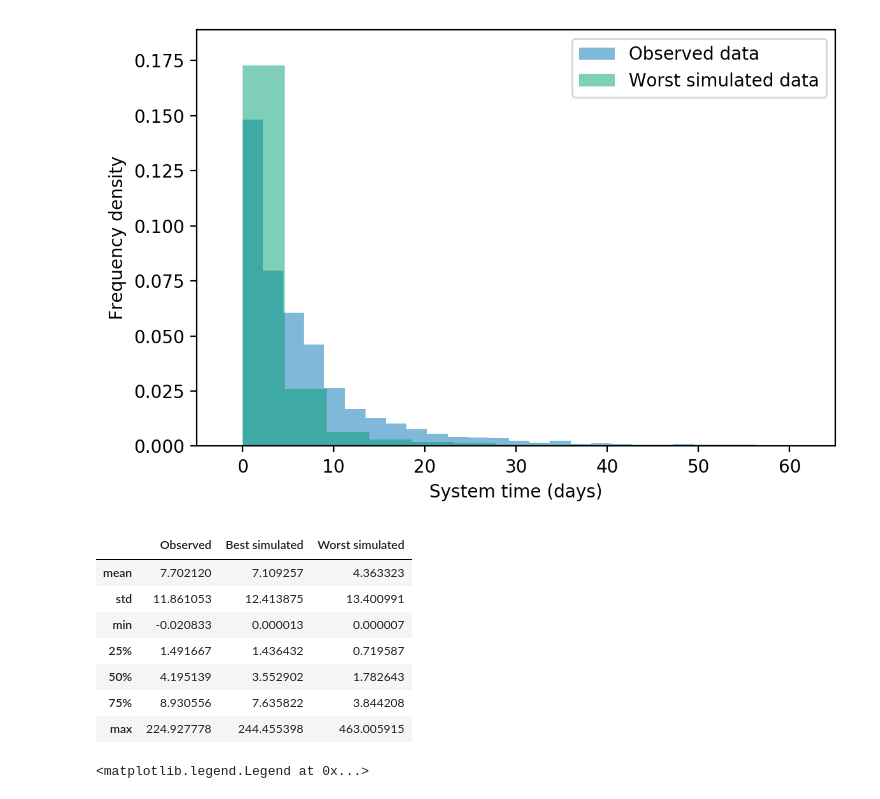
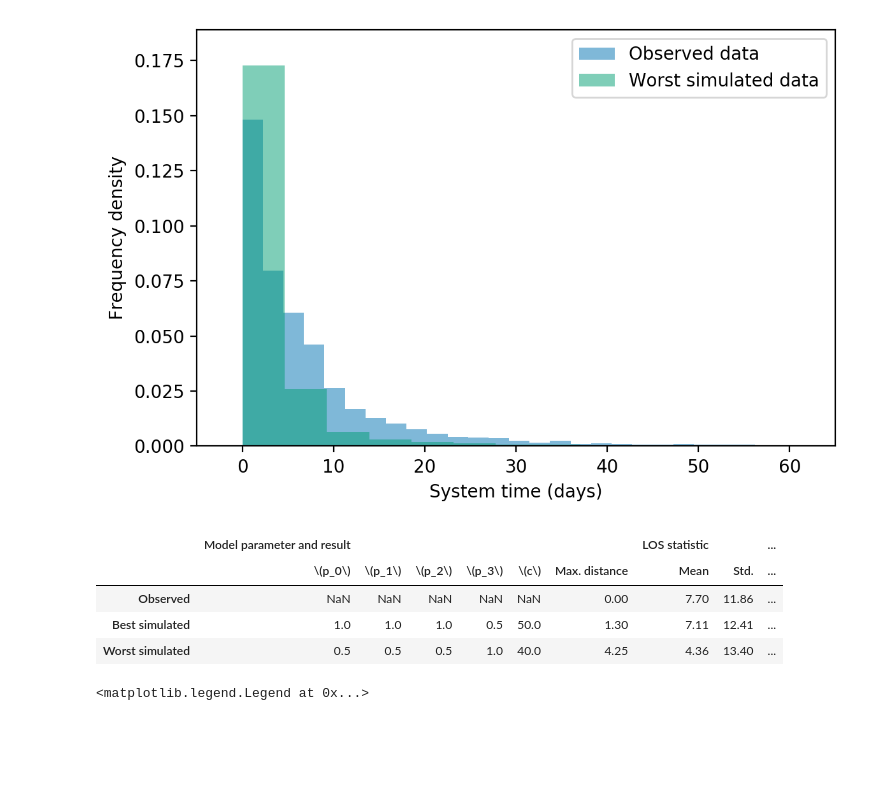
Before and after one commit to daffidwilde/copd-paper, a Jupyter notebook: nbs/wasserstein.ipynb, the cells around one changed output. Drawn from its saved outputs; the diff is of its cells as text; code cells hidden in the pictures; blank space fills up the shorter version.

Commit message:
Add simulation details to comparison table.

```diff
--- a/nbs/wasserstein.ipynb
+++ b/nbs/wasserstein.ipynb
@@ -162,9 +162,9 @@ df.head()
 ### Best and worst cases
 # %%
 with open("../data/small_wasserstein/best/params.txt", "r") as f:
-    *ps, c, distance = map(float, f.read().split(" "))
+    *best_ps, best_c, best_distance = map(float, f.read().split(" "))
 
-ps, c, distance
+best_ps, best_c, best_distance
 # %% [output]
 ([1.0, 1.0, 1.0, 0.5], 50.0, 1.2976176510262218)
 # %%
@@ -204,9 +204,9 @@ plt.savefig("../img/best_params.pdf", transparent=True)
 [figure]
 # %%
 with open("../data/small_wasserstein/worst/params.txt", "r") as f:
-    *ps, c, distance = map(float, f.read().split(" "))
+    *worst_ps, worst_c, worst_distance = map(float, f.read().split(" "))
 
-ps, c, distance
+worst_ps, worst_c, worst_distance
 # %% [output]
 ([0.5, 0.5, 0.5, 1.0], 40.0, 4.250157975787312)
 # %%
@@ -247,35 +247,46 @@ plt.savefig("../img/worst_params.pdf", transparent=True)
 # %%
 describes = pd.concat(
     [
         values.describe().iloc[1:]
         for values in [
             copd["true_los"], best_df["system_time"], worst_df["system_time"]
         ]
     ],
     axis=1,
+).round(2)
+
+describes.columns = ["Observed", "Best simulated", "Worst simulated"]
+describes.index = ["Mean", "Std.", "Min.", "25%", "Med.", "75%", "Max."]
+
+params = pd.DataFrame(
+    {
+        "Observed": [np.nan] * (len(best_ps) + 1) + [0],
+        "Best simulated": [*best_ps, best_c, round(best_distance, 2)],
+        "Worst simulated": [*worst_ps, worst_c, round(worst_distance, 2)],
+    },
+    index=["\(p_0\)", "\(p_1\)", "\(p_2\)", "\(p_3\)", r"\(c\)", "Max. distance"],
 )
 
-describes.columns = ["Observed", "Best simulated", "Worst simulated"]
-
-to_latex = describes.copy()
-index = ["Mean", "Std.", "Min.", "25%", "50%", "75%", "Max."]
+to_latex = pd.concat((params, describes))
 
 to_latex.index = pd.MultiIndex.from_tuples(
-    [("Summary statistic", i) for i in index]
+    [
+        *[("Model parameter and result", i) for i in params.index],
+        *[("LOS statistic", i) for i in describes.index]
+    ]
 )
 
-to_latex.round(2).T.to_latex("../tex/comparison.tex")
+string = to_latex.T.to_latex().replace("\\textbackslash ", "\\").replace("\\_", "_")
+with open("../tex/comparison.tex", "w") as f:
+    f.write(string)
 
-describes
+to_latex.T
 # %% [output]
-|  | Observed | Best simulated | Worst simulated |
-| mean | 7.702120 | 7.109257 | 4.363323 |
-| std | 11.861053 | 12.413875 | 13.400991 |
-| min | -0.020833 | 0.000013 | 0.000007 |
-| 25% | 1.491667 | 1.436432 | 0.719587 |
-| 50% | 4.195139 | 3.552902 | 1.782643 |
-| 75% | 8.930556 | 7.635822 | 3.844208 |
-| max | 224.927778 | 244.455398 | 463.005915 |
+|  | Model parameter and result |  |  |  |  |  | LOS statistic |  | ... |
+|  | \(p_0\) | \(p_1\) | \(p_2\) | \(p_3\) | \(c\) | Max. distance | Mean | Std. | ... |
+| Observed | NaN | NaN | NaN | NaN | NaN | 0.00 | 7.70 | 11.86 | ... |
+| Best simulated | 1.0 | 1.0 | 1.0 | 0.5 | 50.0 | 1.30 | 7.11 | 12.41 | ... |
+| Worst simulated | 0.5 | 0.5 | 0.5 | 1.0 | 40.0 | 4.25 | 4.36 | 13.40 | ... |
 # %%
 fig, ax = plt.subplots(dpi=200)
 
```
Also changed, not shown: 3 other files.
